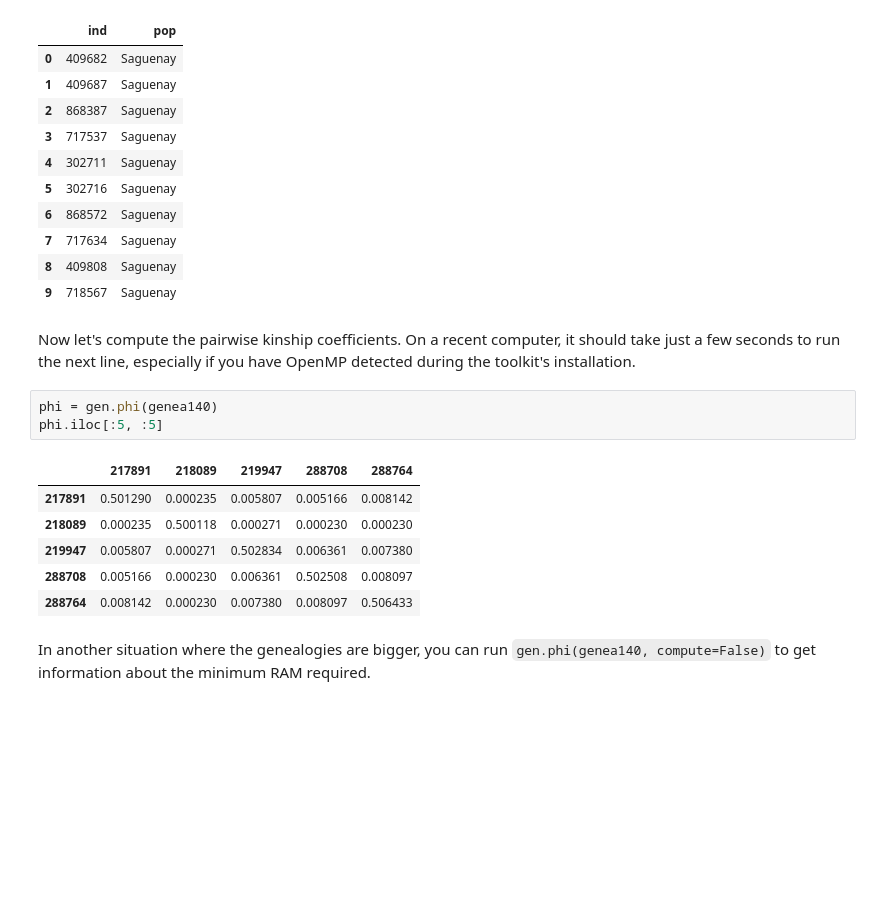
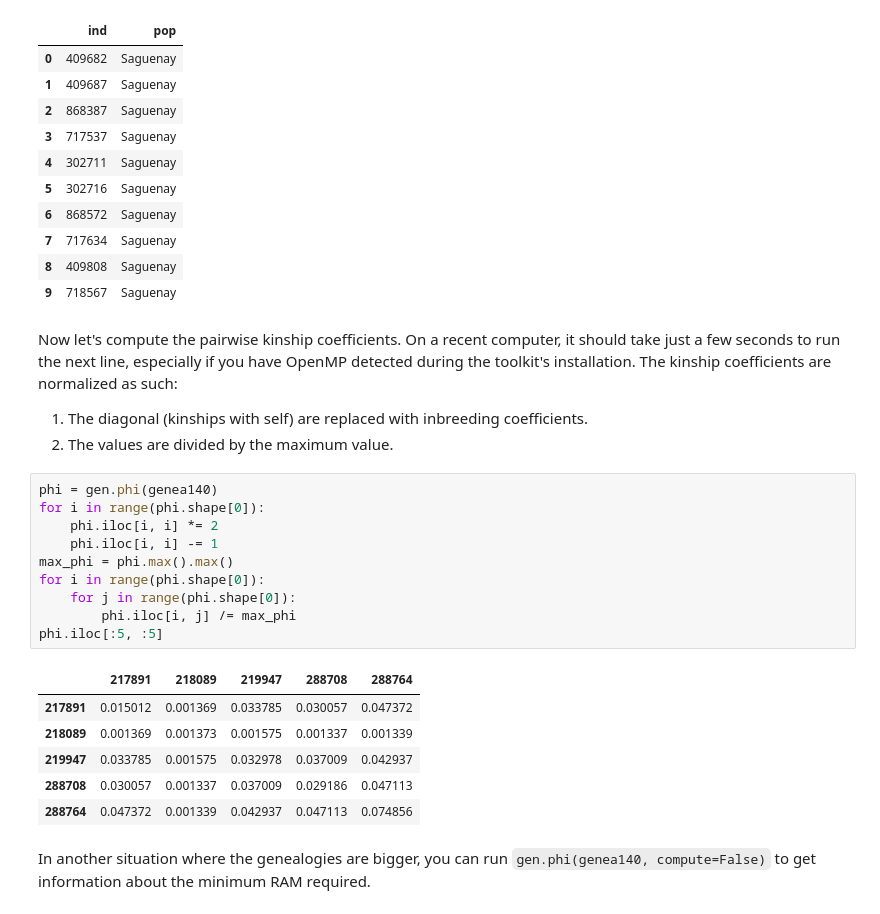
Before and after one commit to Genopop/geneakit, a Jupyter notebook: examples/kinship_umap.ipynb, the cells around one changed output. Saved outputs shown, nothing was run; the diff lists cells and outputs as text; blank space fills up the shorter version.

Commit message:
Normalize kinship coefficients with inbreedings before transforming to distance.

```diff
--- a/examples/kinship_umap.ipynb
+++ b/examples/kinship_umap.ipynb
@@ -70,17 +72,27 @@ pop140.iloc[:10, :]
 | 8 | 409808 | Saguenay |
 | 9 | 718567 | Saguenay |
 # %% [markdown]
-Now let's compute the pairwise kinship coefficients. On a recent computer, it should take just a few seconds to run the next line, especially if you have OpenMP detected during the toolkit's installation.
+Now let's compute the pairwise kinship coefficients. On a recent computer, it should take just a few seconds to run the next line, especially if you have OpenMP detected during the toolkit's installation. The kinship coefficients are normalized as such:
+
+1. The diagonal (kinships with self) are replaced with inbreeding coefficients.
+2. The values are divided by the maximum value.
-# %%
-phi = gen.phi(genea140)
-phi.iloc[:5, :5]
-# %% [output]
-|  | 217891 | 218089 | 219947 | 288708 | 288764 |
-| 217891 | 0.501290 | 0.000235 | 0.005807 | 0.005166 | 0.008142 |
-| 218089 | 0.000235 | 0.500118 | 0.000271 | 0.000230 | 0.000230 |
-| 219947 | 0.005807 | 0.000271 | 0.502834 | 0.006361 | 0.007380 |
-| 288708 | 0.005166 | 0.000230 | 0.006361 | 0.502508 | 0.008097 |
-| 288764 | 0.008142 | 0.000230 | 0.007380 | 0.008097 | 0.506433 |
+# %%
+phi = gen.phi(genea140)
+for i in range(phi.shape[0]):
+    phi.iloc[i, i] *= 2
+    phi.iloc[i, i] -= 1
+max_phi = phi.max().max()
+for i in range(phi.shape[0]):
+    for j in range(phi.shape[0]):
+        phi.iloc[i, j] /= max_phi
+phi.iloc[:5, :5]
+# %% [output]
+|  | 217891 | 218089 | 219947 | 288708 | 288764 |
+| 217891 | 0.015012 | 0.001369 | 0.033785 | 0.030057 | 0.047372 |
+| 218089 | 0.001369 | 0.001373 | 0.001575 | 0.001337 | 0.001339 |
+| 219947 | 0.033785 | 0.001575 | 0.032978 | 0.037009 | 0.042937 |
+| 288708 | 0.030057 | 0.001337 | 0.037009 | 0.029186 | 0.047113 |
+| 288764 | 0.047372 | 0.001339 | 0.042937 | 0.047113 | 0.074856 |
 # %% [markdown]
 In another situation where the genealogies are bigger, you can run `gen.phi(genea140, compute=False)` to get information about the minimum RAM required.
 # %%
```
Also changed, not shown: parts of 5 cells of this notebook.
